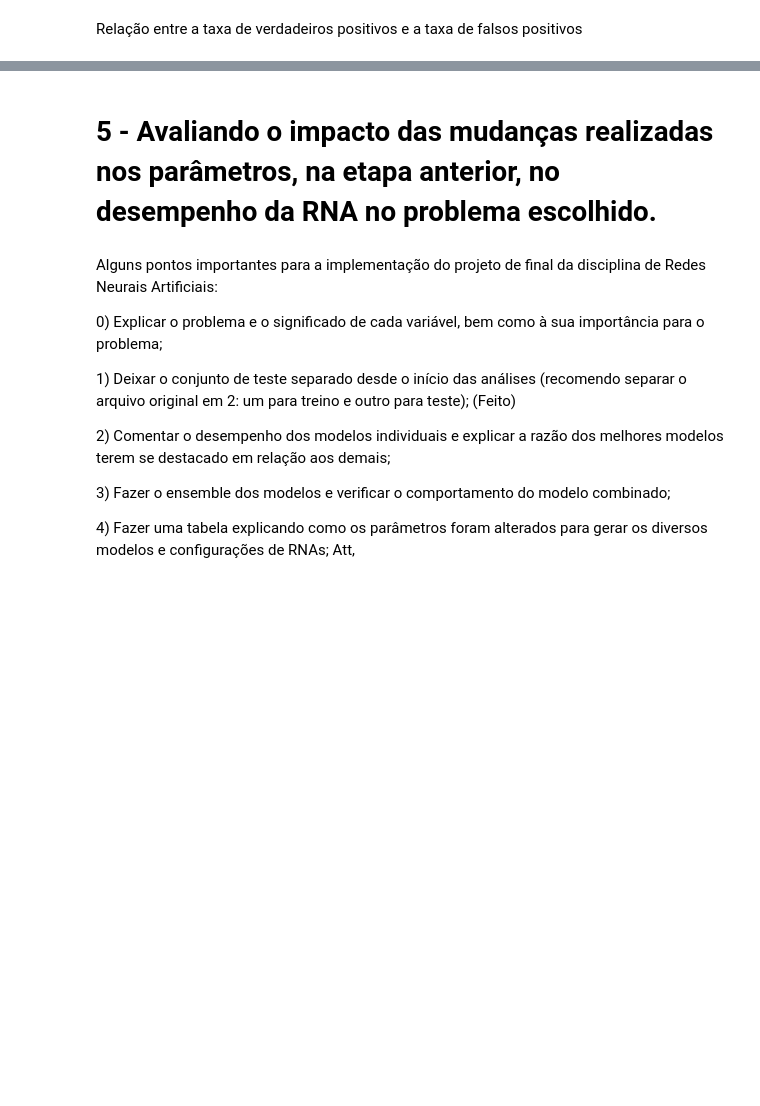
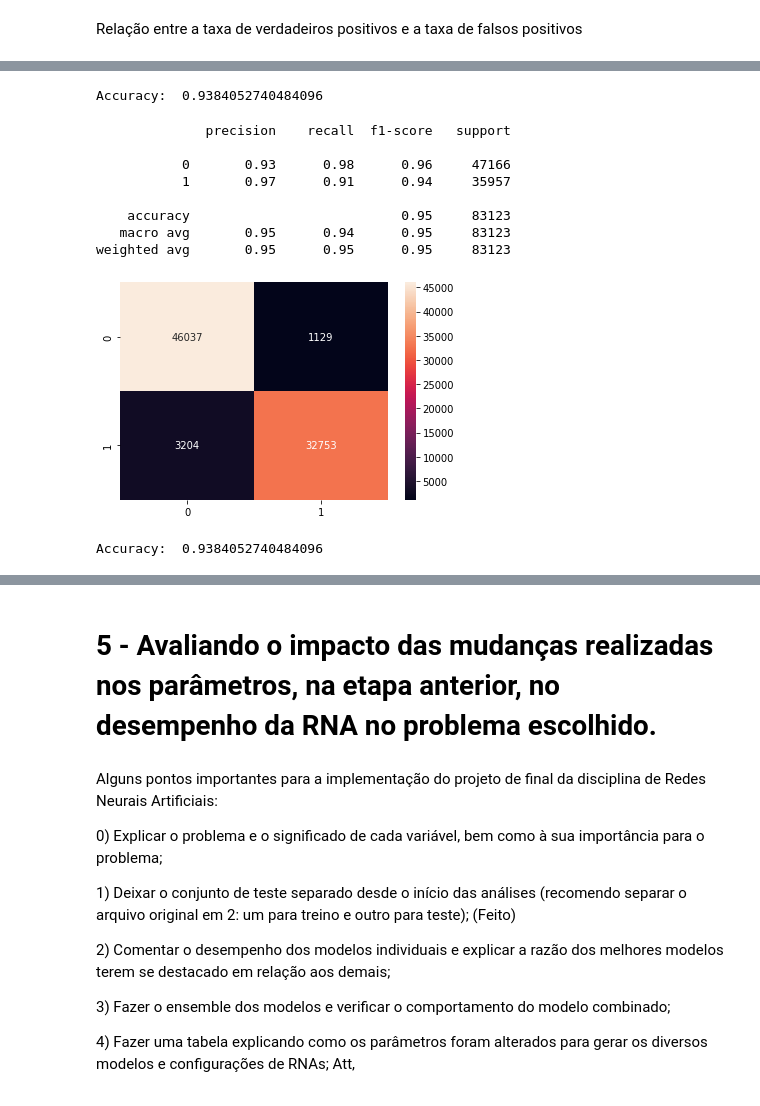
Before and after one commit to gustavo1902/RedesNeurais, a Jupyter notebook: Projeto_Final_Resolvendo_um_problema_prático_com_RNAs.ipynb, the cells around one changed output, grey strips where cells are left out. Saved outputs shown, nothing was run; the diff lists cells and outputs as text; code cells hidden in the pictures; blank space fills up the shorter version.

```diff
--- a/Projeto_Final_Resolvendo_um_problema_prático_com_RNAs.ipynb
+++ b/Projeto_Final_Resolvendo_um_problema_prático_com_RNAs.ipynb
@@ -309,25 +357,52 @@ plt.show()
 # Variando a RNA ex.1
 # Cria o objeto do modelo
 mlp1 = MLPClassifier(hidden_layer_sizes=(50,50), activation='relu', solver='adam', max_iter=1000)
-mlp.fit(X_train, y_train)
+mlp1.fit(X_train, y_train)
 
 # Realizando previsões e avaliando a precisão
-predict_train = mlp.predict(X_train)
-predict_test = mlp.predict(X_test)
-y_pred = mlp.predict(X_test)
-accuracy = accuracy_score(y_test, y_pred)
-print("Accuracy: ", accuracy)
+predict1_train = mlp1.predict(X_train)
+predict1_test = mlp1.predict(X_test)
+y_pred1 = mlp1.predict(X_test)
+accuracy1 = accuracy_score(y_test, y_pred)
+print("Accuracy: ", accuracy1)
+# %% [output]
+Accuracy:  0.9384052740484096
+# %%
+#adaptar
+
+#--------------------------------------------------
+# Uma vez que as previsões são geradas, podemos avaliar o desempenho do modelo.
+#--------------------------------------------------
+#Aslinhas de código abaixo imprimem a matriz de confusão e os
+#resultados do relatório de confusão nos dados de treinamento.
+#--------------------------------------------------
+#Desempenho conjunto de treinamento
+cm = confusion_matrix(y_train,predict1_train)
+sns.heatmap(cm,annot=True,fmt="d")
+print(classification_report(y_train,predict1_train))
+# %% [output]
+              precision    recall  f1-score   support
+
+           0       0.93      0.98      0.96     47166
+           1       0.97      0.91      0.94     35957
+
+    accuracy                           0.95     83123
+   macro avg       0.95      0.94      0.95     83123
+weighted avg       0.95      0.95      0.95     83123
+[figure, added]
 # %%
 #Variando a RNA ex.2
 # Cria o objeto do modelo
 mlp2 = MLPClassifier()
 
-mlp2 = MLPClassifier(hidden_layer_sizes=(20), activation='relu', solver='adam' max_iter=1000)
-mlp.fit(X_train, y_train)
+mlp2 = MLPClassifier(hidden_layer_sizes=(20), activation='relu', solver='adam', max_iter=1000)
+mlp2.fit(X_train, y_train)
 
 # Realizando previsões e avaliando a precisão
-predict_train = mlp.predict(X_train)
-predict_test = mlp.predict(X_test)
-y_pred = mlp.predict(X_test)
-accuracy = accuracy_score(y_test, y_pred)
-print("Accuracy: ", accuracy)
+predict2_train = mlp2.predict(X_train)
+predict2_test = mlp2.predict(X_test)
+y_pred2 = mlp2.predict(X_test)
+accuracy2 = accuracy_score(y_test, y_pred)
+print("Accuracy: ", accuracy2)
+# %% [output]
+Accuracy:  0.9384052740484096
```
Also changed, not shown: parts of 14 cells of this notebook.
